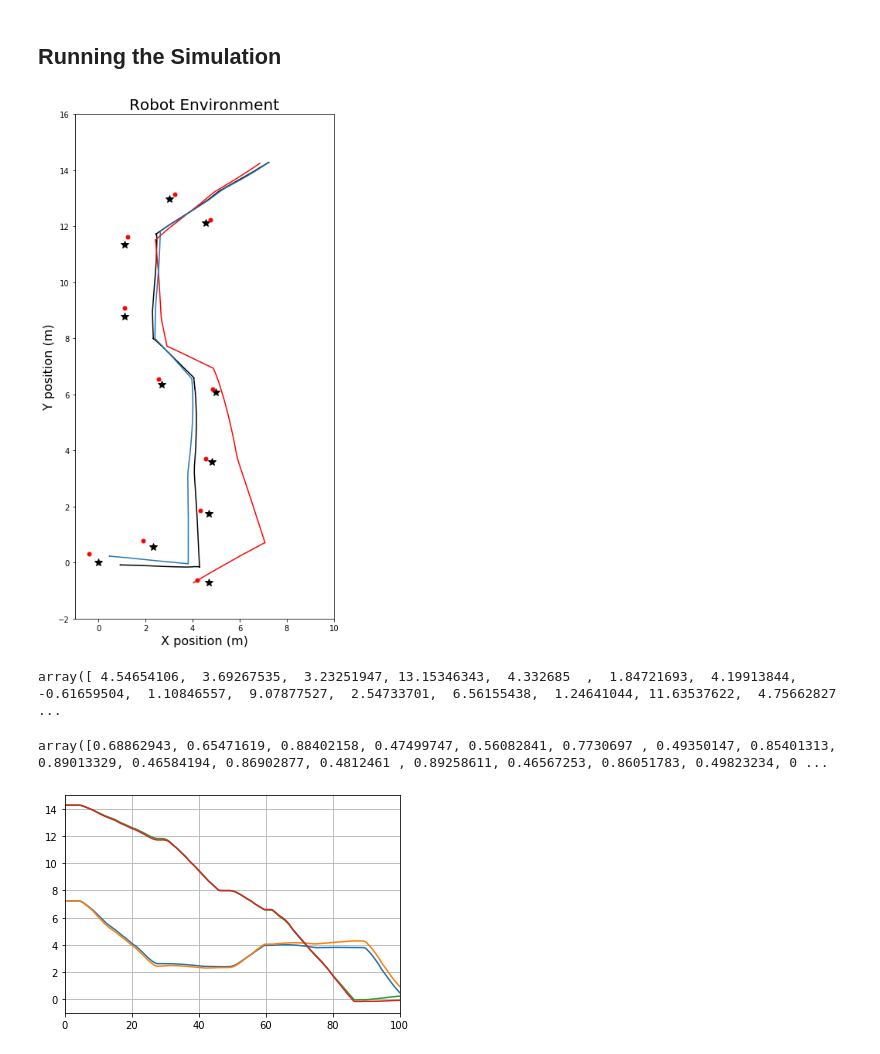
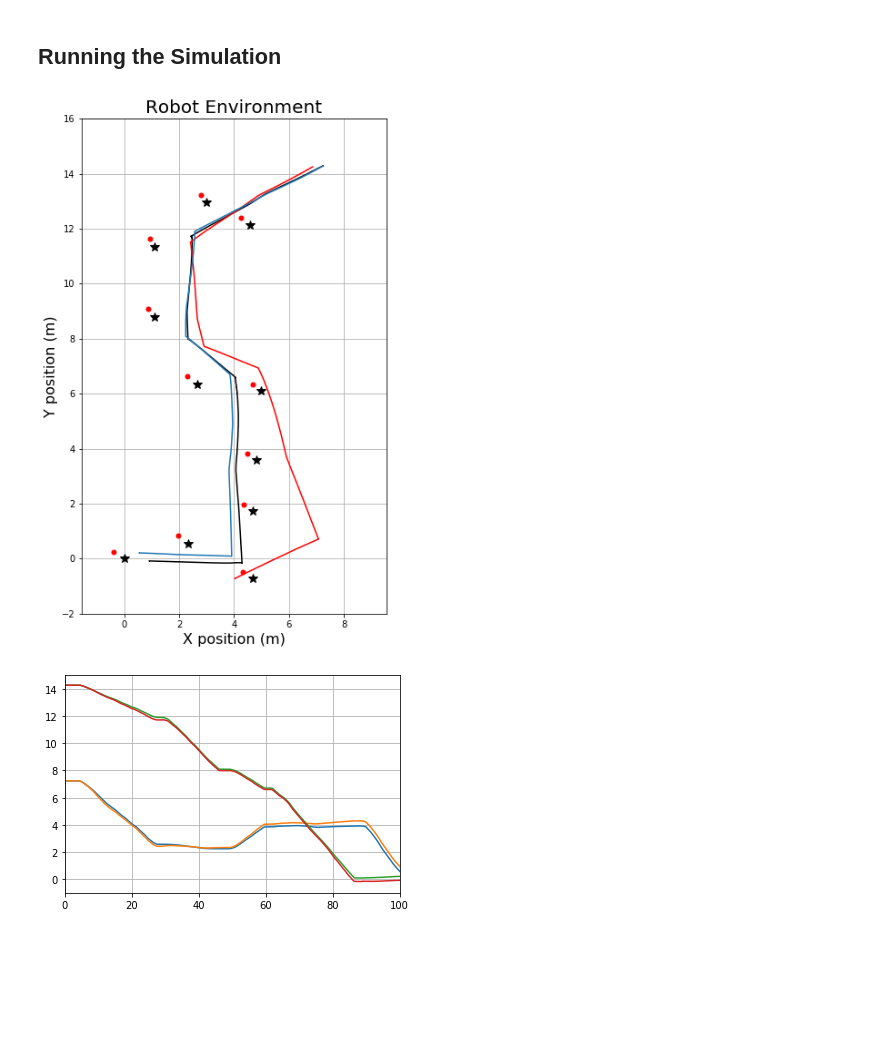
Before and after one commit to plusk01/analytical-slam, a Jupyter notebook: ch4-ltv-kf-slam.ipynb, the cells around one changed output. Saved outputs shown, nothing was run; the diff lists cells and outputs as text; code cells hidden in the pictures; blank space fills up the shorter version.

```diff
--- a/ch4-ltv-kf-slam.ipynb
+++ b/ch4-ltv-kf-slam.ipynb
@@ -318,11 +321,11 @@ class LTVSLAM:
 
         # process noise
         self.Q = 0.1*np.eye(len(self.x))
-        self.Q[-self.d:,-self.d:] = 0.0*np.eye(self.d)
+        self.Q[-self.d:,-self.d:] = 0*np.eye(self.d)
 
         # measurement noise --- for noise transformation see eq 48, 49.
         stheta = np.deg2rad(10)
-        rmax = 16
+        rmax = 15
         self.R = scipy.linalg.block_diag(*[np.diag([(stheta*rmax)**2,(stheta**2/2*rmax)**2])]*self.L)
 
         # robot state initial condition
@@ -422,10 +425,21 @@ class LTVSLAM:
                     C_G[i, 2*i:(2*i+2)] = LTVSLAM.buildCi(theta)[0,:] @ R_bG
                     C_G[i, -2:] = -1.*C_G[i, 2*i:(2*i+2)]
 
+#             # build aggregate C matrix and virtual measurements for relevant landmarks
+#             nrVirtualMeasurements = 2
+#             C_G = np.zeros((nrVirtualMeasurements*self.L,len(self.x)))
+#             y = np.zeros((C_G.shape[0],))
+#             for i in range(self.L):
+#                 if not np.any(np.isnan(z[:,i])):
+#                     (r, theta) = z[:,i]
+#                     y[2*i+1] = r
+#                     C_G[2*i:(2*i+2), 2*i:(2*i+2)] = LTVSLAM.buildCi(theta) @ R_bG
+#                     C_G[2*i:(2*i+2), -2:] = -1.*C_G[2*i:(2*i+2), 2*i:(2*i+2)]
+
             return - C_G @self.x
 
         res = scipy.optimize.least_squares(r, self.beta)
-        return res.x[0]
+        return res.x[0] if res.cost < 1e-10 else self.beta
 
     def predict(self, t, u, omega):
         """Predict
@@ -577,7 +591,7 @@ class Simulation:
                 landmarkIdx += 1
 
                 # measurement update using landmark (range, bearing)
-                self.filter.correct(z, t)
+#                 self.filter.correct(z, t)
 
                 #
                 # Fake a measurement
@@ -586,12 +600,24 @@ class Simulation:
                 # the dataset was collected with localization (not mapping) in mind,
                 # so there are very few co-visible landmarks (which helps SLAM via flow of cov/info)
 
-                zz = np.zeros((2,self.filter.L))
-                for l in range(self.filter.L):
+                # randomly decide how many landmarks to measure
+                M = np.random.randint(1,high=5) # at least 1
+                L = np.random.choice(self.filter.L, M, replace=False)
+
+                zz = np.empty((2,self.filter.L))
+                zz[:] = np.nan # fill with NaNs, which indicate "no measurement"
+                for l in L: #range(self.filter.L):
                     x = self.true_pose[:,i]
                     m = self.landmarks[:,l]
-                    zz[0,l] = np.linalg.norm(x[0:2] - m)
-                    zz[1,l] = np.arctan2(m[1]-x[1], m[0]-x[0]) - x[2]
+                    r = np.linalg.norm(x[0:2] - m)
+                    theta = np.arctan2(m[1]-x[1], m[0]-x[0]) - x[2]
+
+                    # TODO: FOV constraints --- degrades attitude estimate too much
+#                     if r > 6 or np.abs(theta) > np.pi/4:
+#                         continue
+
+                    zz[0,l] = r
+                    zz[1,l] = theta
 
                 # measurement update using landmark (range, bearing)
                 self.filter.correct(zz, t)
@@ -607,30 +633,24 @@ sim = Simulation(LTVSLAM)
 
 xhat_landmarks, xhat_robot = sim.run()
 # %%
-env = plt.figure(figsize=(6, 12))
+env = plt.figure(figsize=(6, 10))
 ax = env.add_subplot(1, 1, 1)
-ax.set_xlim((-1, 10))
+ax.axis('equal')
+ax.set_xlim((-2, 10))
 ax.set_ylim((-2, 16))
 ax.set_title("Robot Environment",fontsize=20)
 ax.set_xlabel("X position (m)", fontsize=16)
 ax.set_ylabel("Y position (m)", fontsize=16)
+ax.grid()
 
 ax.plot(sim.true_pose[0,:], sim.true_pose[1,:], 'k')
 ax.plot(sim.pos_odom_se2[0,:], sim.pos_odom_se2[1,:], 'r')
 ax.plot(xhat_robot[0,:], xhat_robot[1,:])
 ax.plot(sim.landmarks[0,:], sim.landmarks[1,:], 'k*', markersize=10)
 ax.plot(xhat_landmarks[::2,-1], xhat_landmarks[1::2,-1], 'r.', markersize=10)
 plt.show()
 # %% [output]
-[figure, old version]
+[figure, new version]
-# %%
-xhat_landmarks[:,-1]
-# %% [output]
-array([ 4.54654106,  3.69267535,  3.23251947, 13.15346343,  4.332685  ,  1.84721693,  4.19913844, -0.61659504,  1.10846557,  9.07877527,  2.54733701,  6.56155438,  1.24641044, 11.63537622,  4.75662827 ...
-# %%
-np.diag(unvec(sim.filter.Pvec))
-# %% [output]
-array([0.68862943, 0.65471619, 0.88402158, 0.47499747, 0.56082841, 0.7730697 , 0.49350147, 0.85401313, 0.89013329, 0.46584194, 0.86902877, 0.4812461 , 0.89258611, 0.46567253, 0.86051783, 0.49823234, 0 ...
 # %%
 plt.figure()
 plt.plot(sim.odom_t, xhat_robot[0,:], sim.odom_t, sim.true_pose[0,:])
@@ -639,7 +659,7 @@ plt.axis([0, 100, -1, 15])
 plt.grid()
 plt.show()
 # %% [output]
-[figure, old version]
+[figure, new version]
 # %%
 plt.figure()
 plt.plot(sim.odom_t,xhat_robot[2,:])
```
Also changed, not shown: parts of 4 cells of this notebook.
